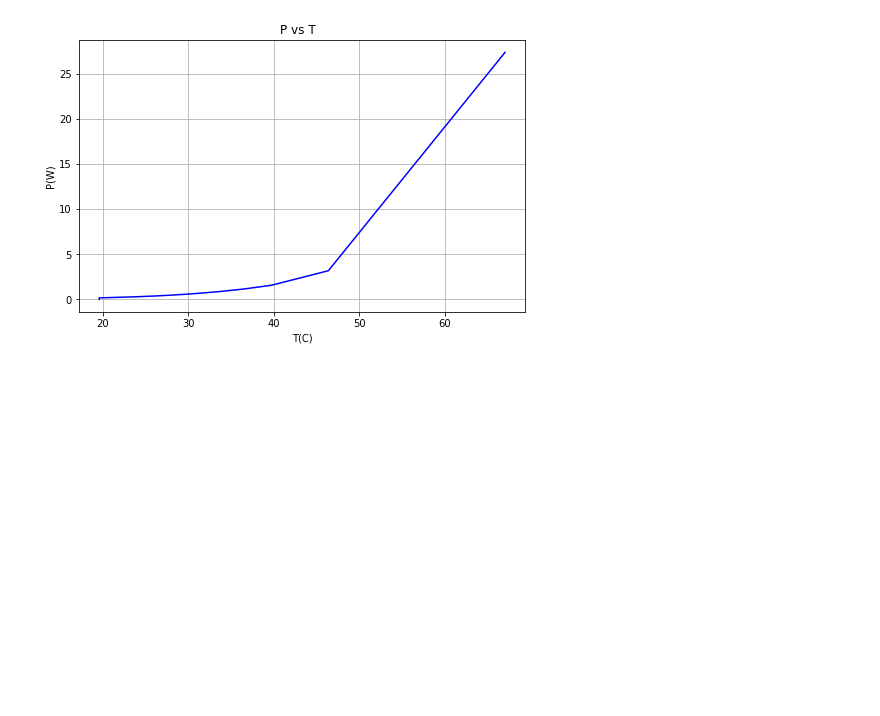
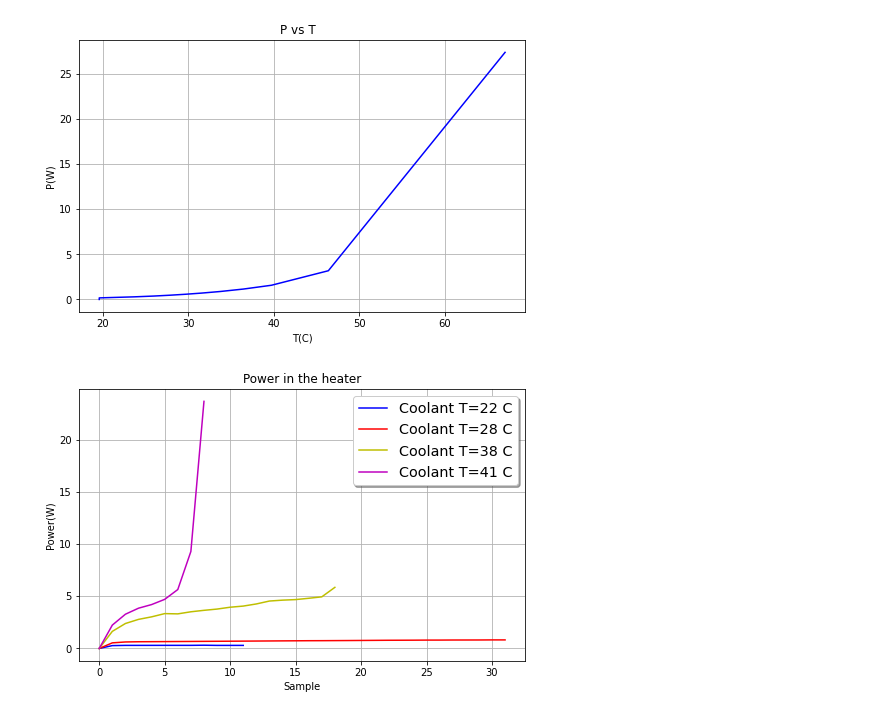
Before and after one commit to jmonroym/Thermal_runaway, a Jupyter notebook: Thermal_runaway_calc.ipynb, the cells around one changed output. Drawn from its saved outputs; the diff is of its cells as text; code cells hidden in the pictures; blank space fills up the shorter version.

Commit message:
adding data sets to thermal runaway analysis

```diff
--- a/Thermal_runaway_calc.ipynb
+++ b/Thermal_runaway_calc.ipynb
@@ -659,3 +659,61 @@ plt.grid()
 plt.show()
 # %% [output]
 [figure]
+# %%
+# Next round of experiments:  change the coolant temperature and force the thermal runaway. Samples are ataken after 3 minutes
+# of estabilization time so it is a way toquantify time.
+
+dtset22 = pd.read_csv("/Users/jmonroy/Documents/Thermal_runaway/08_14_2020_19_44_06/dataset.cvs",sep=",", index_col=None) # read info from csv file
+dtset28 = pd.read_csv("/Users/jmonroy/Documents/Thermal_runaway/08_14_2020_21_30_45/dataset.cvs",sep=",", index_col=None) # read info from csv file
+dtset38 = pd.read_csv("/Users/jmonroy/Documents/Thermal_runaway/08_17_2020_14_14_27/dataset.cvs",sep=",", index_col=None) # read info from csv file
+dtset41 = pd.read_csv("/Users/jmonroy/Documents/Thermal_runaway/08_17_2020_15_25_57/dataset.cvs",sep=",", index_col=None) # read info from csv file
+
+heater22 = pd.DataFrame() # create the data frame
+heater22 = dtset22
+heater28 = pd.DataFrame() # create the data frame
+heater28 = dtset28
+heater38 = pd.DataFrame() # create the data frame
+heater38 = dtset38
+heater41 = pd.DataFrame() # create the data frame
+heater41 = dtset41
+
+
+P22=heater22.Power # Voltages from power supply (digital multmeter)
+T22=heater22.Temp # T from thermocouple (digital multimeter)
+S22=heater22.Sample
+
+P28=heater28.Power # Voltages from power supply (digital multmeter)
+T28=heater28.Temp # T from thermocouple (digital multimeter)
+S28=heater28.Sample
+
+P38=heater38.Power # Voltages from power supply (digital multmeter)
+T38=heater38.Temp # T from thermocouple (digital multimeter)
+S38=heater38.Sample
+
+P41=heater41.Power # Voltages from power supply (digital multmeter)
+T41=heater41.Temp # T from thermocouple (digital multimeter)
+S41=heater41.Sample
+
+fig12 = plt.figure(figsize=(8,5))
+ax12 = fig12.gca()
+ax12.set_xticks(np.arange(0, 40, 5 ))
+ax12.set_yticks(np.arange(0,30, 5))
+ax12.set_ylabel('Power(W)')
+ax12.set_xlabel('Sample')
+ax12.set_title('Power in the heater')
+
+plt.plot(S22,P22,'b',label='Coolant T=22 C')
+plt.plot(S28,P28,'r',label='Coolant T=28 C')
+plt.plot(S38,P38,'y',label='Coolant T=38 C')
+plt.plot(S41,P41,'m',label='Coolant T=41 C')
+
+legend = ax12.legend(loc='upper right', shadow=True, fontsize='x-large')
+
+# Put a nicer background color on the legend.
+#legend.get_frame().set_facecolor('C0')
+
+
+plt.grid()
+plt.show()
+# %% [output]
+[figure, added]
```
Also changed, not shown: parts of 3 cells of this notebook, 14 other files.
